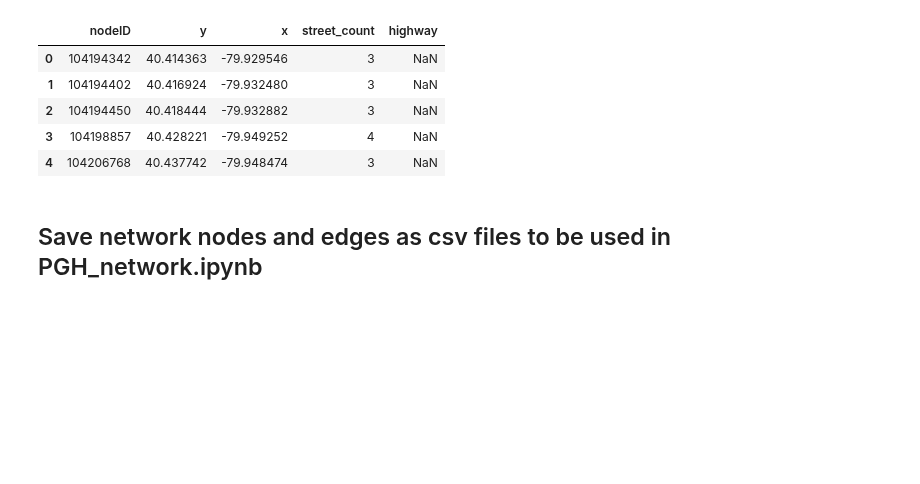
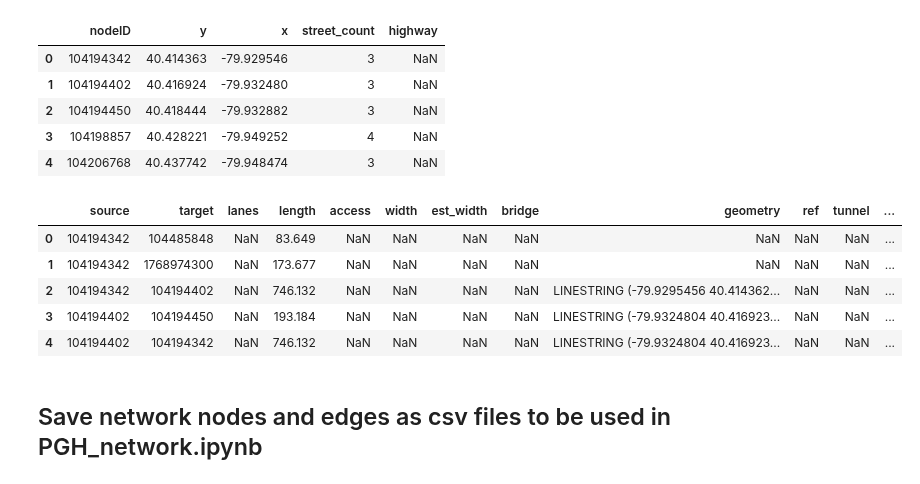
Before and after one commit to lgraff/Multimodal-Accessibility_notebooks, a Jupyter notebook: Build_Street_Network.ipynb, the cells around one changed output. Cells and saved outputs as stored; diff of their text form; code cells hidden in the pictures; blank space fills up the shorter version.

Commit message:
re-imputed speeds and added TT attributes to the edges

```diff
--- a/Build_Street_Network.ipynb
+++ b/Build_Street_Network.ipynb
@@ -61,3 +61,5 @@ ox.plot_graph(G_drive)
 # %% [output]
 [figure]
 (<Figure size 576x576 with 1 Axes>, <AxesSubplot:>)
+# %%
+ox.speed.add_edge_speeds(G_drive)
@@ -144,6 +152,18 @@ df_bike_nodes.head()
 | 2 | 104194450 | 40.418444 | -79.932882 | 3 | NaN |
 | 3 | 104198857 | 40.428221 | -79.949252 | 4 | NaN |
 | 4 | 104206768 | 40.437742 | -79.948474 | 3 | NaN |
+# %%
+# add average travel time as distance (km) / speed (km/hr)
+df_drive_edges['avg_TT_min'] = (df_drive_edges['length']) / 1000 / df_drive_edges['speed_kph'] * 60
+df_bike_edges['avg_TT_min'] = (df_bike_edges['length'] / 1000) / df_bike_edges['speed_kph'] * 60
+df_bike_edges.head()
+# %% [output]
+|  | source | target | lanes | length | access | width | est_width | bridge | geometry | ref | tunnel | ... |
+| 0 | 104194342 | 104485848 | NaN | 83.649 | NaN | NaN | NaN | NaN | NaN | NaN | NaN | ... |
+| 1 | 104194342 | 1768974300 | NaN | 173.677 | NaN | NaN | NaN | NaN | NaN | NaN | NaN | ... |
+| 2 | 104194342 | 104194402 | NaN | 746.132 | NaN | NaN | NaN | NaN | LINESTRING (-79.9295456 40.414362... | NaN | NaN | ... |
+| 3 | 104194402 | 104194450 | NaN | 193.184 | NaN | NaN | NaN | NaN | LINESTRING (-79.9324804 40.416923... | NaN | NaN | ... |
+| 4 | 104194402 | 104194342 | NaN | 746.132 | NaN | NaN | NaN | NaN | LINESTRING (-79.9324804 40.416923... | NaN | NaN | ... |
 # %% [markdown]
 ## Save network nodes and edges as csv files to be used in PGH_network.ipynb
 # %%
```
Also changed, not shown: parts of 7 cells of this notebook.
